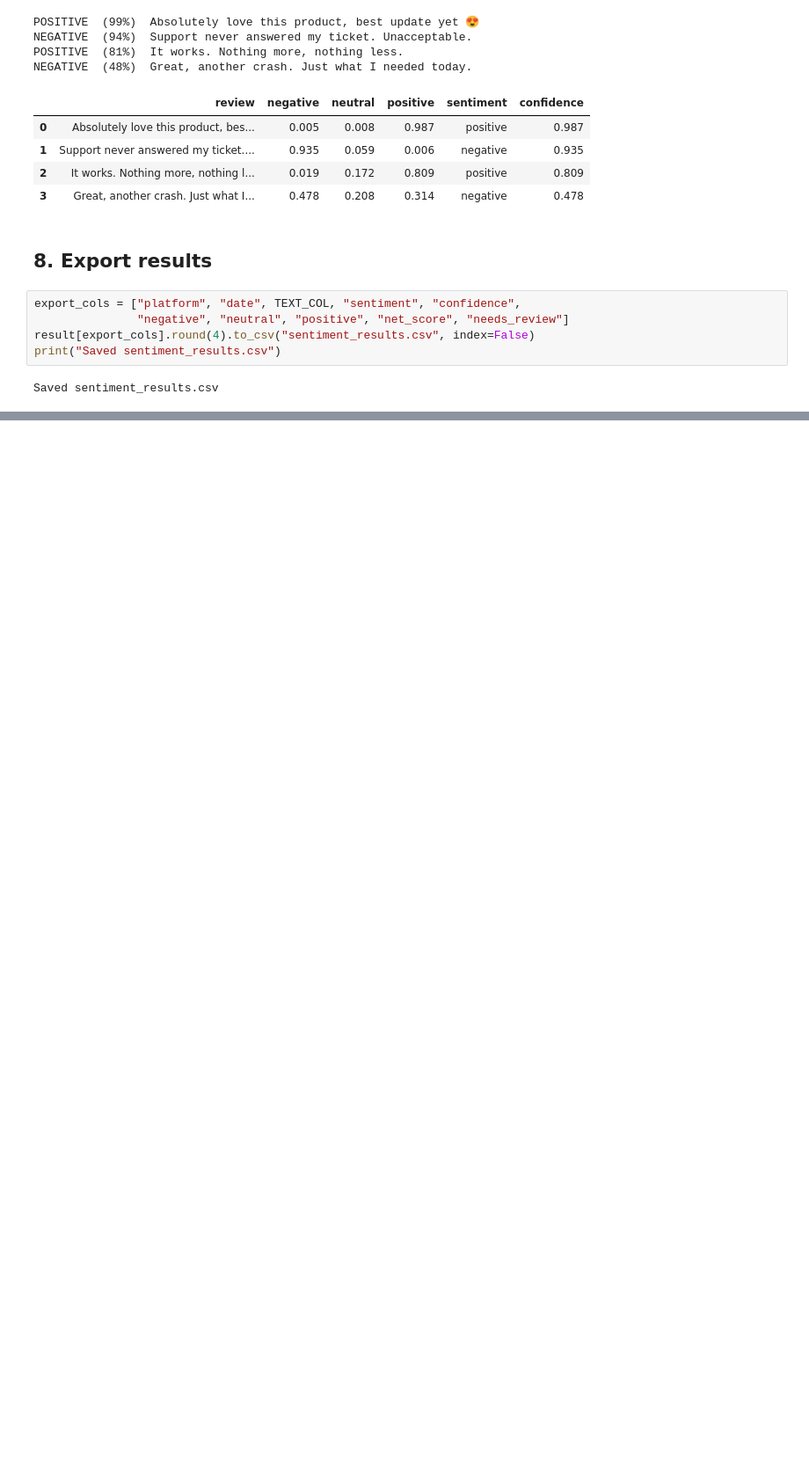
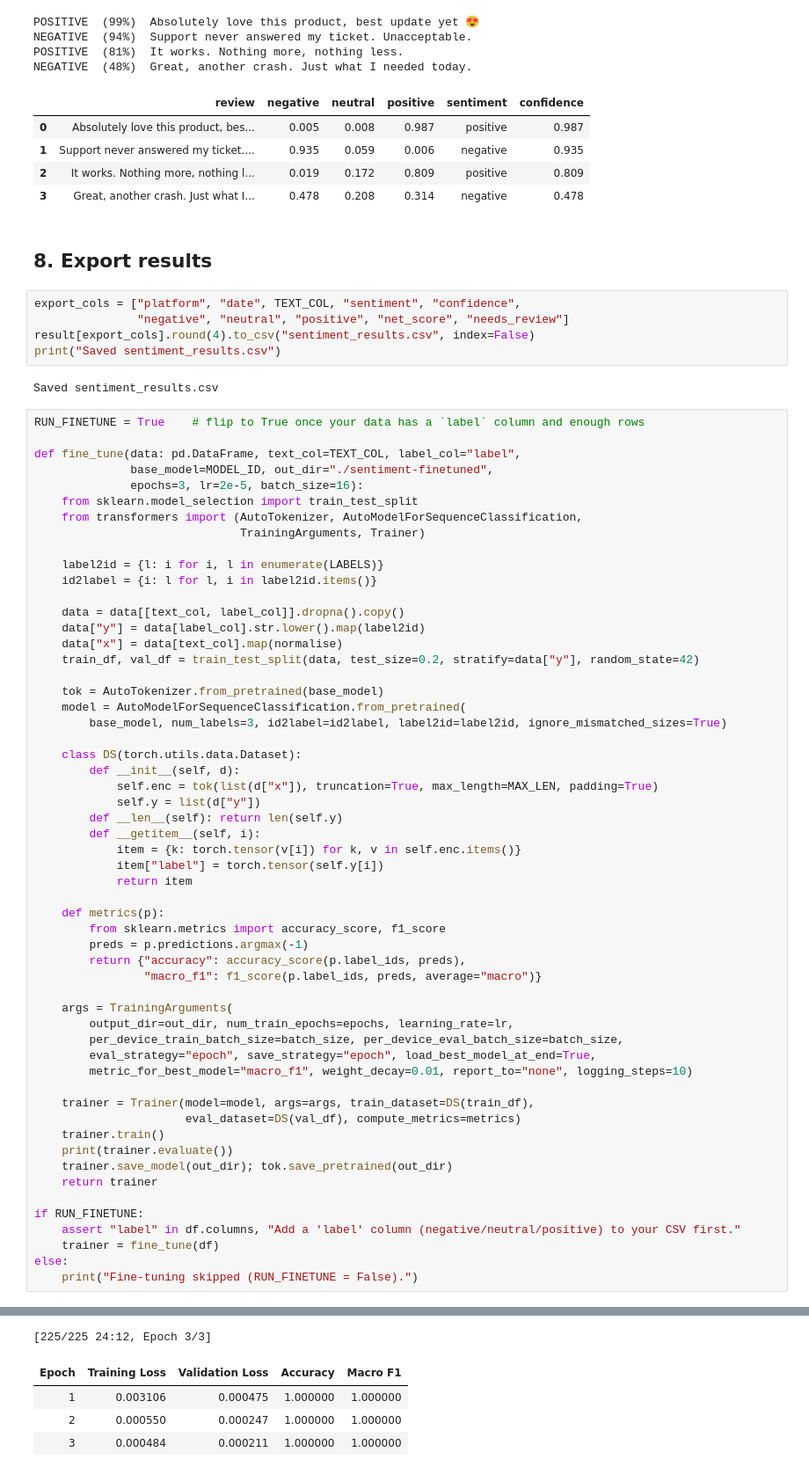
Before and after one commit to Moizah1/Deep-Learning-Projects, a Jupyter notebook: Review Sentiment Analyzer/review_sentiment_analyzer.ipynb, the cells around one changed output, grey strips where cells are left out. Shown at 88% size. Drawn from its saved outputs; the diff is of its cells as text; blank space fills up the shorter version.

```diff
--- a/Review Sentiment Analyzer/review_sentiment_analyzer.ipynb
+++ b/Review Sentiment Analyzer/review_sentiment_analyzer.ipynb
@@ -339,3 +339,60 @@ result[export_cols].round(4).to_csv("sentiment_results.csv", index=False)
 print("Saved sentiment_results.csv")
 # %% [output]
 Saved sentiment_results.csv
+# %%
+RUN_FINETUNE = True    # flip to True once your data has a `label` column and enough rows
+
+def fine_tune(data: pd.DataFrame, text_col=TEXT_COL, label_col="label",
+              base_model=MODEL_ID, out_dir="./sentiment-finetuned",
+              epochs=3, lr=2e-5, batch_size=16):
+    from sklearn.model_selection import train_test_split
+    from transformers import (AutoTokenizer, AutoModelForSequenceClassification,
+                              TrainingArguments, Trainer)
+
+    label2id = {l: i for i, l in enumerate(LABELS)}
+    id2label = {i: l for l, i in label2id.items()}
+
+    data = data[[text_col, label_col]].dropna().copy()
+    data["y"] = data[label_col].str.lower().map(label2id)
+    data["x"] = data[text_col].map(normalise)
+    train_df, val_df = train_test_split(data, test_size=0.2, stratify=data["y"], random_state=42)
+
+    tok = AutoTokenizer.from_pretrained(base_model)
+    model = AutoModelForSequenceClassification.from_pretrained(
+        base_model, num_labels=3, id2label=id2label, label2id=label2id, ignore_mismatched_sizes=True)
+
+    class DS(torch.utils.data.Dataset):
+        def __init__(self, d):
+            self.enc = tok(list(d["x"]), truncation=True, max_length=MAX_LEN, padding=True)
+            self.y = list(d["y"])
+        def __len__(self): return len(self.y)
+        def __getitem__(self, i):
+            item = {k: torch.tensor(v[i]) for k, v in self.enc.items()}
+            item["label"] = torch.tensor(self.y[i])
+            return item
+
+    def metrics(p):
+        from sklearn.metrics import accuracy_score, f1_score
+        preds = p.predictions.argmax(-1)
+        return {"accuracy": accuracy_score(p.label_ids, preds),
+                "macro_f1": f1_score(p.label_ids, preds, average="macro")}
+
+    args = TrainingArguments(
+        output_dir=out_dir, num_train_epochs=epochs, learning_rate=lr,
+        per_device_train_batch_size=batch_size, per_device_eval_batch_size=batch_size,
+        eval_strategy="epoch", save_strategy="epoch", load_best_model_at_end=True,
+        metric_for_best_model="macro_f1", weight_decay=0.01, report_to="none", logging_steps=10)
+
+    trainer = Trainer(model=model, args=args, train_dataset=DS(train_df),
+                      eval_dataset=DS(val_df), compute_metrics=metrics)
+    trainer.train()
+    print(trainer.evaluate())
+    trainer.save_model(out_dir); tok.save_pretrained(out_dir)
+    return trainer
+
+if RUN_FINETUNE:
+    assert "label" in df.columns, "Add a 'label' column (negative/neutral/positive) to your CSV first."
+    trainer = fine_tune(df)
+else:
+    print("Fine-tuning skipped (RUN_FINETUNE = False).")
+# %% [output]
@@ -341,0 +407,5 @@ Saved sentiment_results.csv
+[225/225 24:12, Epoch 3/3]
+| Epoch | Training Loss | Validation Loss | Accuracy | Macro F1 |
+| 1 | 0.003106 | 0.000475 | 1.000000 | 1.000000 |
+| 2 | 0.000550 | 0.000247 | 1.000000 | 1.000000 |
+| 3 | 0.000484 | 0.000211 | 1.000000 | 1.000000 |
```
Also changed, not shown: parts of 1 cell of this notebook.
